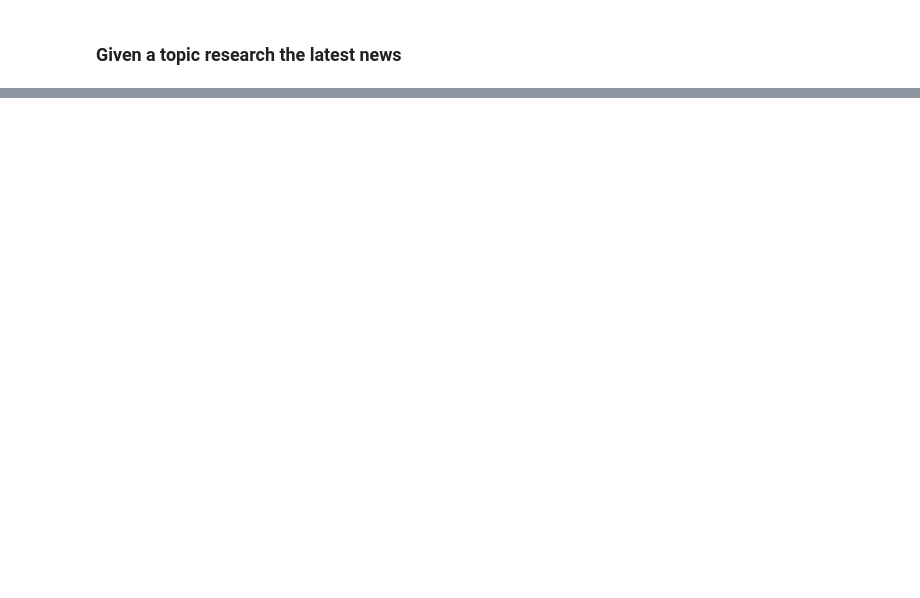
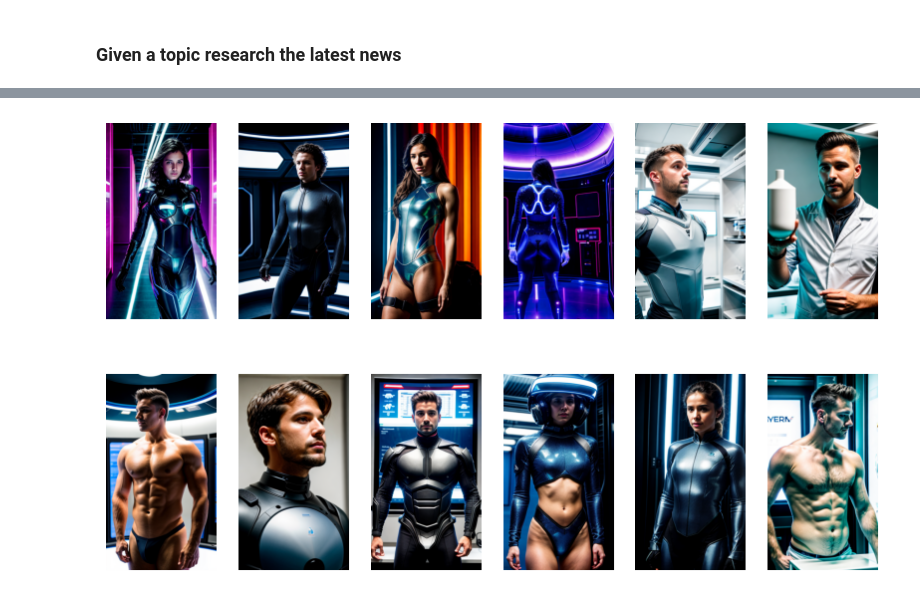
Before and after one commit to moejay/aicp, a Jupyter notebook: notebooks/AnimationArtist.ipynb, the cells around one changed output, grey strips where cells are left out. Cells and saved outputs as stored; diff of their text form; code cells hidden in the pictures; blank space fills up the shorter version.

```diff
--- a/notebooks/AnimationArtist.ipynb
+++ b/notebooks/AnimationArtist.ipynb
@@ -17,0 +79,20 @@ pipe = pipe.to("cuda")
+# %%
+# directory containing your images
+image_dir = './data/testosterone/'
+
+# get list of all image filenames
+image_filenames = [f for f in os.listdir(image_dir) if f.endswith(('.png', '.jpg', '.jpeg'))]
+
+# load all images
+images = [mpimg.imread(os.path.join(image_dir, f)) for f in image_filenames]
+
+# create a grid of images
+fig, axes = plt.subplots(nrows=2, ncols=6, figsize=(10, 6))
+
+for i, ax in enumerate(axes.flat):
+    ax.imshow(images[i])
+    ax.axis('off')
+
+plt.show()
+# %% [output]
+[figure, added]
```
Also changed, not shown: parts of 14 cells of this notebook, 36 other files.
